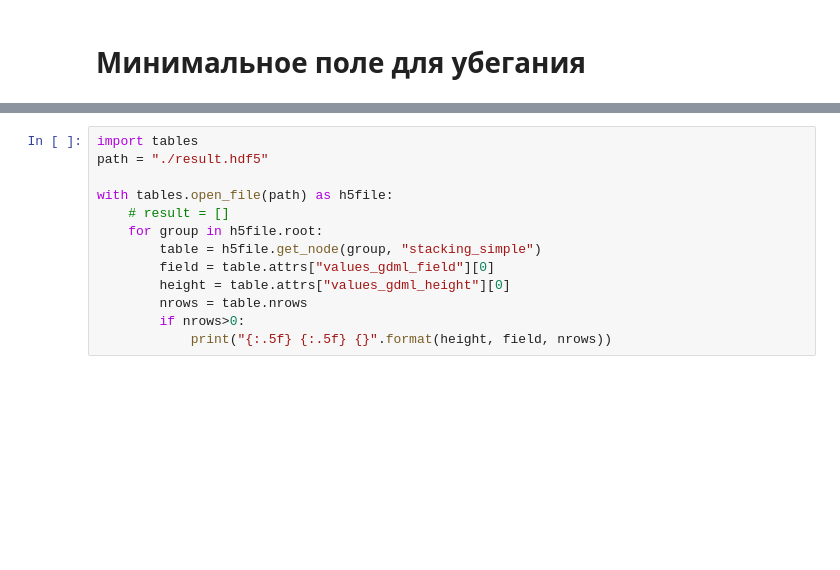
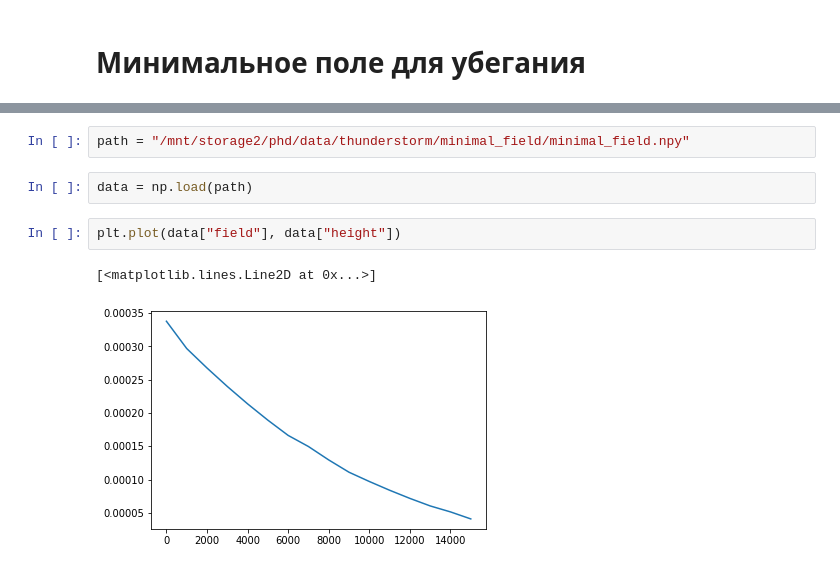
Before and after one commit to Zelenyy/phd-code, a Jupyter notebook: notebooks/21.RREA_1.ipynb, the cells around one changed output, grey strips where cells are left out. Cells and saved outputs as stored; diff of their text form; blank space fills up the shorter version.

Commit message:
Minimal field

```diff
--- a/notebooks/21.RREA_1.ipynb
+++ b/notebooks/21.RREA_1.ipynb
@@ -379,13 +325,9 @@ for item in result:
-# %%
-import tables
-path = "./result.hdf5"
-
-with tables.open_file(path) as h5file:
-    # result = []
-    for group in h5file.root:
-        table = h5file.get_node(group, "stacking_simple")
-        field = table.attrs["values_gdml_field"][0]
-        height = table.attrs["values_gdml_height"][0]
-        nrows = table.nrows
-        if nrows>0:
-            print("{:.5f} {:.5f} {}".format(height, field, nrows))
+# %%
+path = "/mnt/storage2/phd/data/thunderstorm/minimal_field/minimal_field.npy"
+# %%
+data = np.load(path)
+# %%
+plt.plot(data["field"], data["height"])
+# %% [output]
+[<matplotlib.lines.Line2D at 0x...>]
+[figure, added]
```
Also changed, not shown: parts of 3 cells of this notebook, 1 other file.
